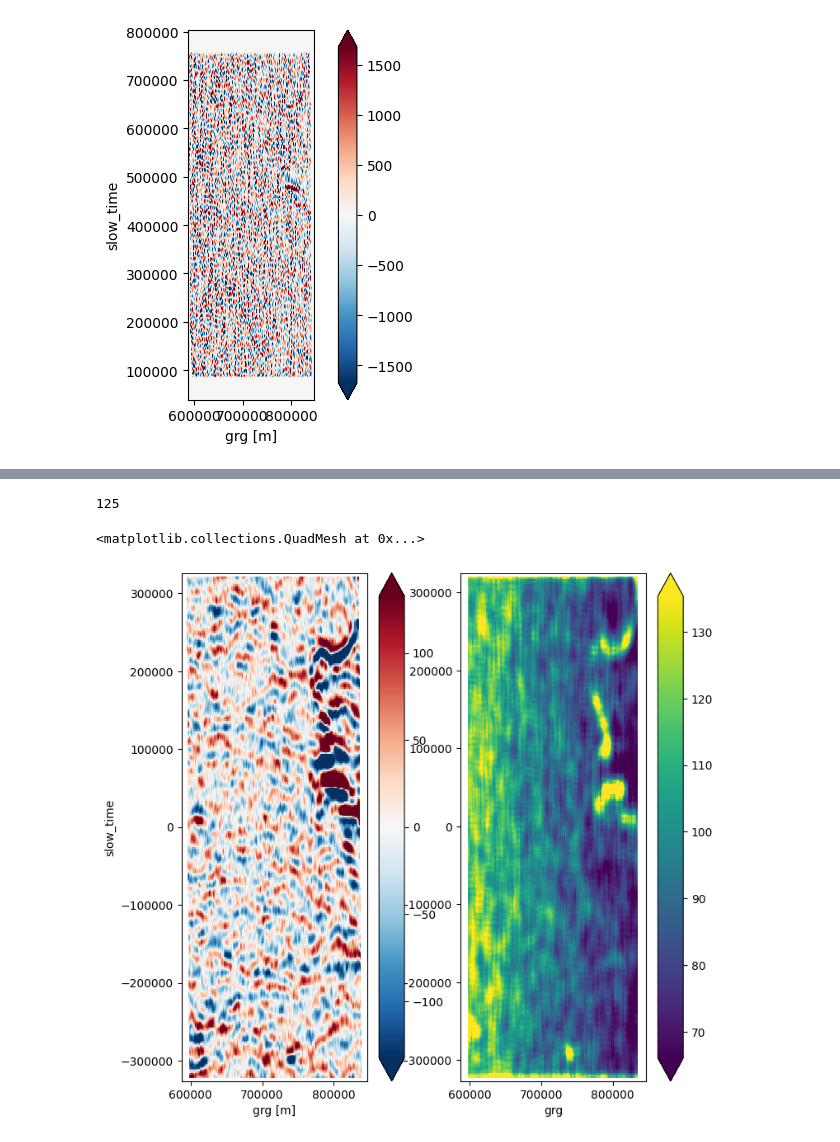
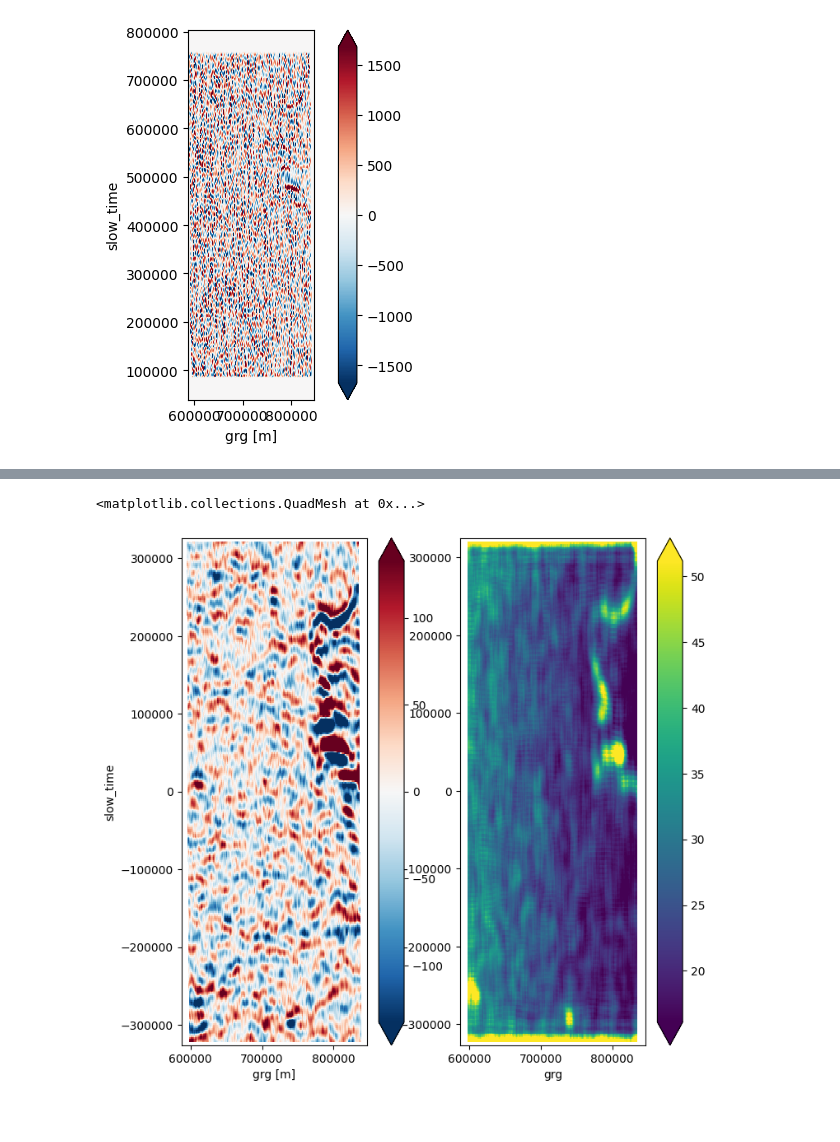
Before and after one commit to owenodriscoll/DopSCA_leakage, a Jupyter notebook: Sentinel1_analyses/analysis_azimuthal_autocorr.ipynb, the cells around one changed output, grey strips where cells are left out. Saved outputs shown, nothing was run; the diff lists cells and outputs as text; code cells hidden in the pictures.

```diff
--- a/Sentinel1_analyses/analysis_azimuthal_autocorr.ipynb
+++ b/Sentinel1_analyses/analysis_azimuthal_autocorr.ipynb
@@ -192,31 +194,26 @@ t = ((in_db  - in_db.max(dim = 'az_idx')) > -6)
-# %%
-observation.grg_N
-# %% [output]
-125
 # %%
-
 L = xrft.fft(net_leakage_clipped,
              dim = 'slow_time',
             #  window = 'hann'
 )
 
 highpass_limit = 8e3 # km
-lowpass_limit = 20e3 # km
+lowpass_limit = 14e3 # km
 condition = (abs(L.freq_slow_time) > 1 / highpass_limit) |  (abs(L.freq_slow_time) < 1 / lowpass_limit)
 L_hp = xr.where(condition, 0, L)
 
 
 N_grg = 50; N_st = 5 # observation.slow_time_N//8
 l = abs(xrft.ifft(L_hp, dim = 'freq_slow_time')).rolling(grg=N_grg, slow_time=N_st, center=True).mean()
 
 
 fig, axes = plt.subplots(1, 2, figsize = (8, 8), sharex=False, sharey=False)
 
 ax = np.real(l).plot(ax = axes[1], robust = True)
 net_leakage_clipped.T.rolling(grg=N_grg, slow_time=N_st, center=True).mean().plot(ax= axes[0], robust = True)
 
 
 # ax.axes.set_aspect('equal')
 # %% [output]
 <matplotlib.collections.QuadMesh at 0x...>
-[figure, old version]
+[figure, new version]
```
Also changed, not shown: parts of 5 cells of this notebook.
